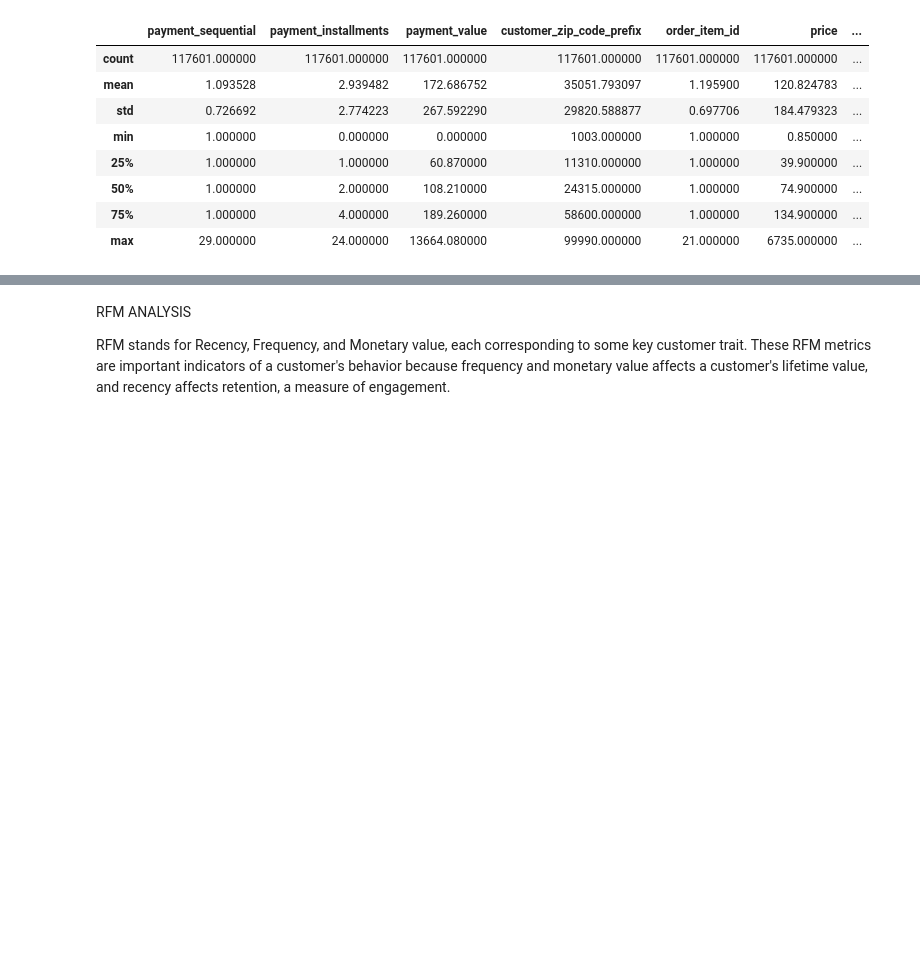
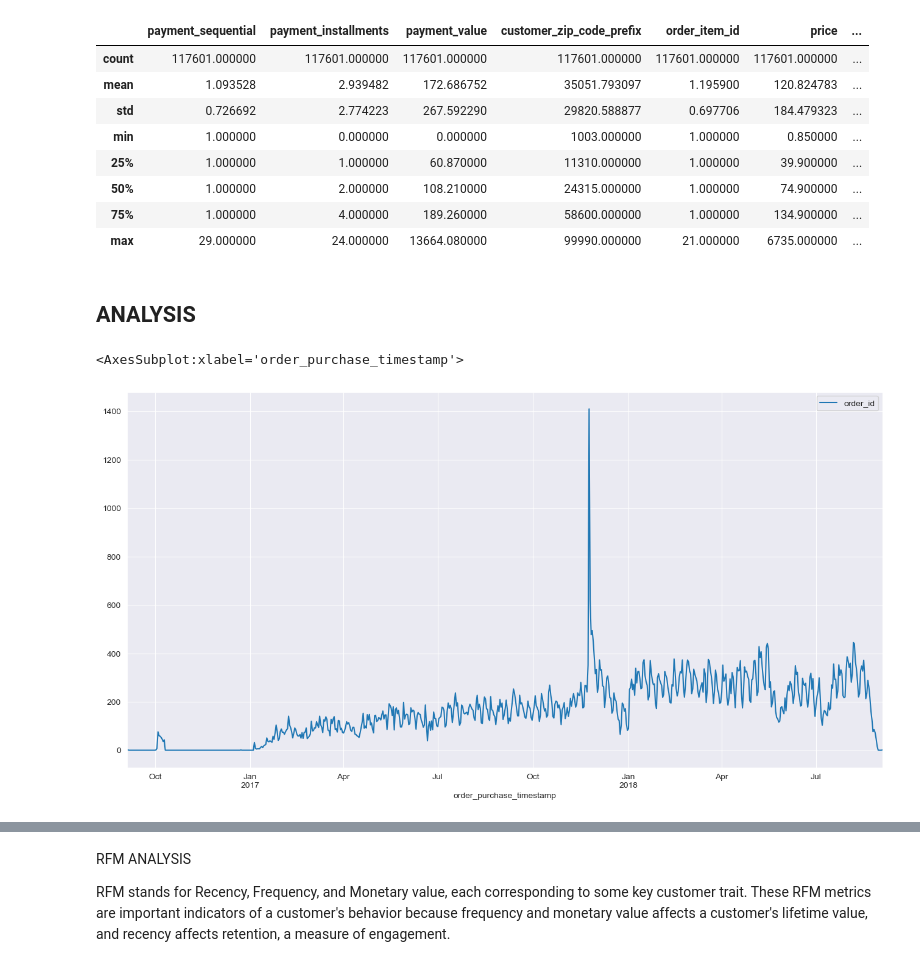
Before and after one commit to onangeko/redstring, a Jupyter notebook: client_analysis_rfm_clustering.ipynb, the cells around one changed output, grey strips where cells are left out. Drawn from its saved outputs; the diff is of its cells as text; code cells hidden in the pictures; blank space fills up the shorter version.

```diff
--- a/client_analysis_rfm_clustering.ipynb
+++ b/client_analysis_rfm_clustering.ipynb
@@ -132,3 +199,14 @@ df.describe()
 | 50% | 1.000000 | 2.000000 | 108.210000 | 24315.000000 | 1.000000 | 74.900000 | ... |
 | 75% | 1.000000 | 4.000000 | 189.260000 | 58600.000000 | 1.000000 | 134.900000 | ... |
 | max | 29.000000 | 24.000000 | 13664.080000 | 99990.000000 | 21.000000 | 6735.000000 | ... |
+# %% [markdown]
+## ANALYSIS
+# %%
+fig = plt.figure(figsize=(16,8))
+ax = fig.gca()
+
+counts = df.set_index("order_purchase_timestamp").groupby(pd.Grouper(freq='D')).count()
+counts.plot(y = "order_id", use_index=True, ax=ax)
+# %% [output]
+<AxesSubplot:xlabel='order_purchase_timestamp'>
+[figure, added]
```
Also changed, not shown: parts of 27 cells of this notebook, 1 other file.
